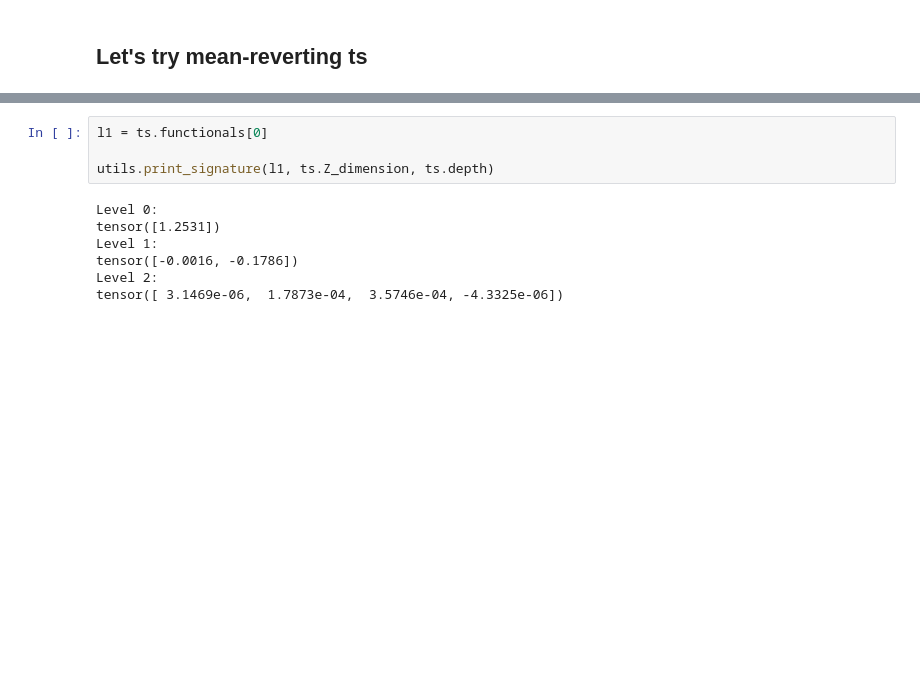
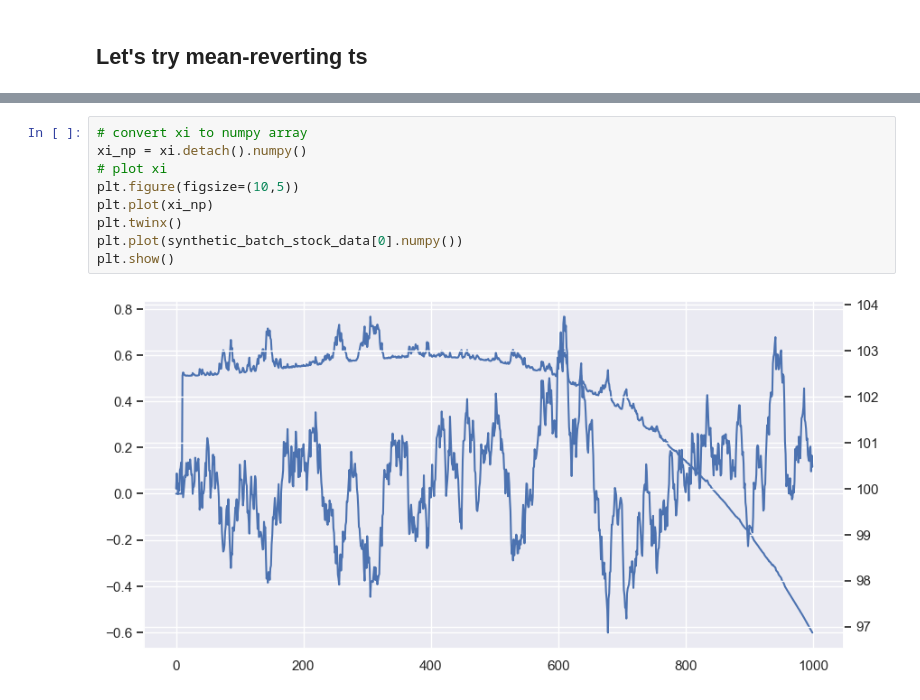
Before and after one commit to gaetanX21/SigTrading, a Jupyter notebook: src/Playground.ipynb, the cells around one changed output, grey strips where cells are left out. Drawn from its saved outputs; the diff is of its cells as text; blank space fills up the shorter version.

```diff
--- a/src/Playground.ipynb
+++ b/src/Playground.ipynb
@@ -146,11 +152,11 @@ utils.plot_cum_pnl(cum_pnl)
-# %%
-l1 = ts.functionals[0]
-
-utils.print_signature(l1, ts.Z_dimension, ts.depth)
-# %% [output]
-Level 0:
-tensor([1.2531])
-Level 1:
-tensor([-0.0016, -0.1786])
-Level 2:
-tensor([ 3.1469e-06,  1.7873e-04,  3.5746e-04, -4.3325e-06])
+# %%
+# convert xi to numpy array
+xi_np = xi.detach().numpy()
+# plot xi
+plt.figure(figsize=(10,5))
+plt.plot(xi_np)
+plt.twinx()
+plt.plot(synthetic_batch_stock_data[0].numpy())
+plt.show()
+# %% [output]
+[figure, added]
```
Also changed, not shown: parts of 7 cells of this notebook, 3 other files.
